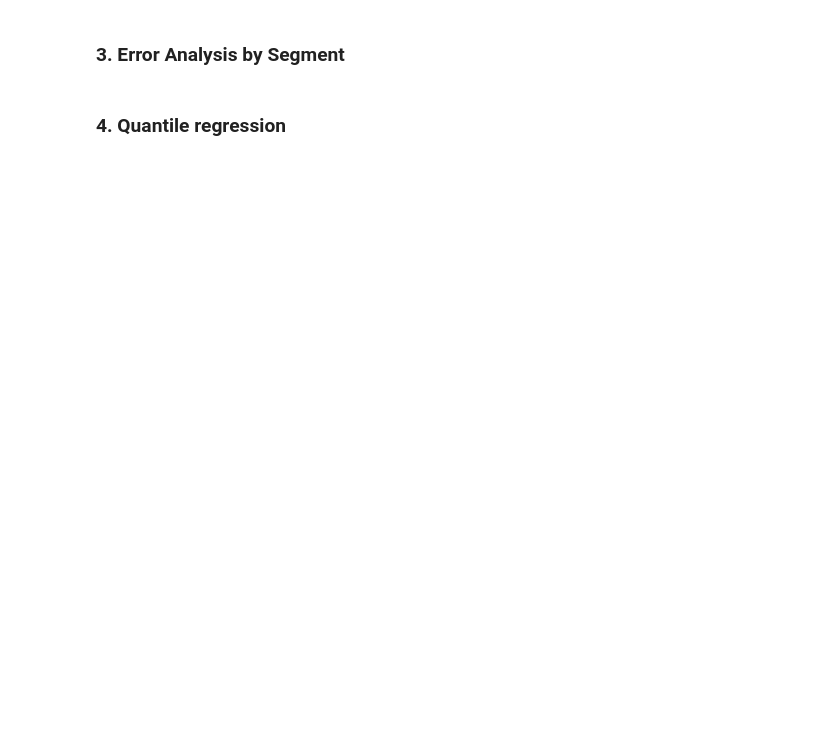
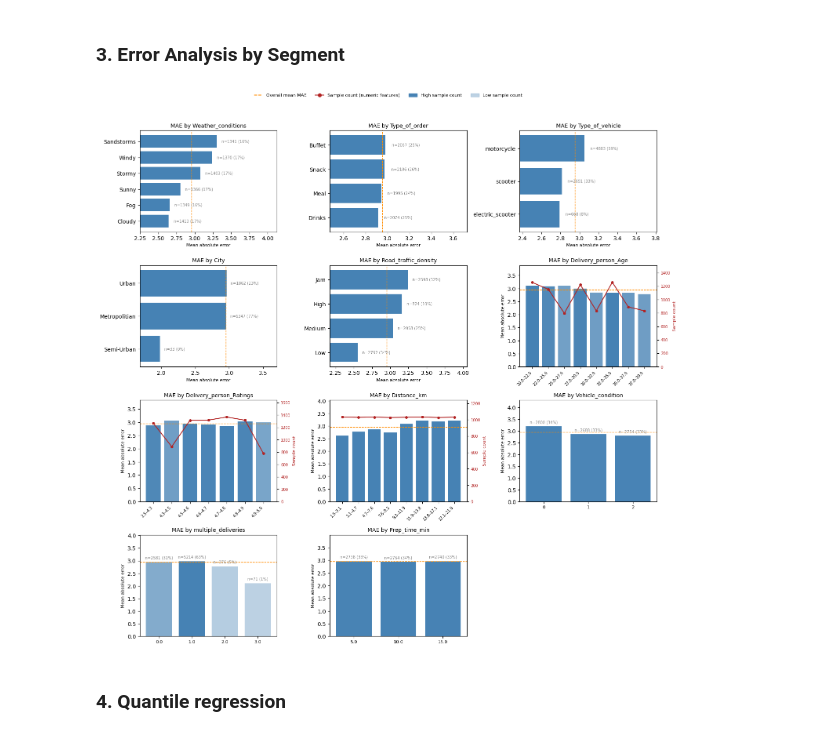
Before and after one commit to SJSUCMPE257/food-delivery-time-prediction, a Jupyter notebook: notebooks/Annas-experiment.ipynb, the cells around one changed output. Saved outputs shown, nothing was run; the diff lists cells and outputs as text; code cells hidden in the pictures; blank space fills up the shorter version.

```diff
--- a/notebooks/Annas-experiment.ipynb
+++ b/notebooks/Annas-experiment.ipynb
@@ -1607,2 +1668,17 @@ MLP                        MLPRegressor        24  2.877   3.576 85.33%  12.18%
 # %% [markdown]
 ### 3. Error Analysis by Segment
+# %%
+# error
+error_df = X_test_clean.copy()
+error_df['actual'] = y_test_clean.values
+error_df['predicted'] = cat_native_final_result['out_pred']
+error_df['abs_error'] = np.abs(error_df['actual'] - error_df['predicted'])
+
+overall_mean = error_df['abs_error'].mean()
+n_total = len(error_df)
+
+# features
+numeric_features = ['Delivery_person_Age', 'Delivery_person_Ratings', 'Distance_km']
+discrete_features = ['Vehicle_condition', 'multiple_deliveries', 'Prep_time_min']
+
+all_features = cat_features + numeric_features + discrete_features
@@ -1609,2 +1759,35 @@ MLP                        MLPRegressor        24  2.877   3.576 85.33%  12.18%
+# %%
+# plot
+n_cols = 3
+n_rows = -(-len(all_features) // n_cols)
+
+fig, axes = plt.subplots(n_rows, n_cols, figsize=(15, 3.5 * n_rows))
+axes = axes.flatten()
+
+for i, col in enumerate(all_features):
+    if col in cat_features:
+        plot_categorical(axes[i], col)
+    elif col in discrete_features:
+        plot_discrete(axes[i], col)
+    else:
+        plot_numeric_binned(axes[i], col)
+
+for j in range(len(all_features), len(axes)):
+    axes[j].set_visible(False)
+
+# shared legend
+handles = [
+    plt.Line2D([0], [0], color=MEAN_COLOR, linestyle='--', label='Overall mean MAE'),
+    plt.Line2D([0], [0], color=LINE_COLOR, marker='o', linewidth=1.5, label='Sample count (numeric features)'),
+    plt.Rectangle((0, 0), 1, 1, color=BAR_COLOR, alpha=1.0, label='High sample count'),
+    plt.Rectangle((0, 0), 1, 1, color=BAR_COLOR, alpha=0.35, label='Low sample count'),
+]
+fig.legend(handles=handles, loc='upper center', bbox_to_anchor=(0.5, 1.02),
+           ncol=4, fontsize=8, frameon=False)
+
+plt.tight_layout(rect=[0, 0, 1, 0.97])
+plt.show()
+# %% [output]
+[figure, added]
 # %% [markdown]
 ### 4. Quantile regression
```
Also changed, not shown: parts of 15 cells of this notebook, 5 other files.
